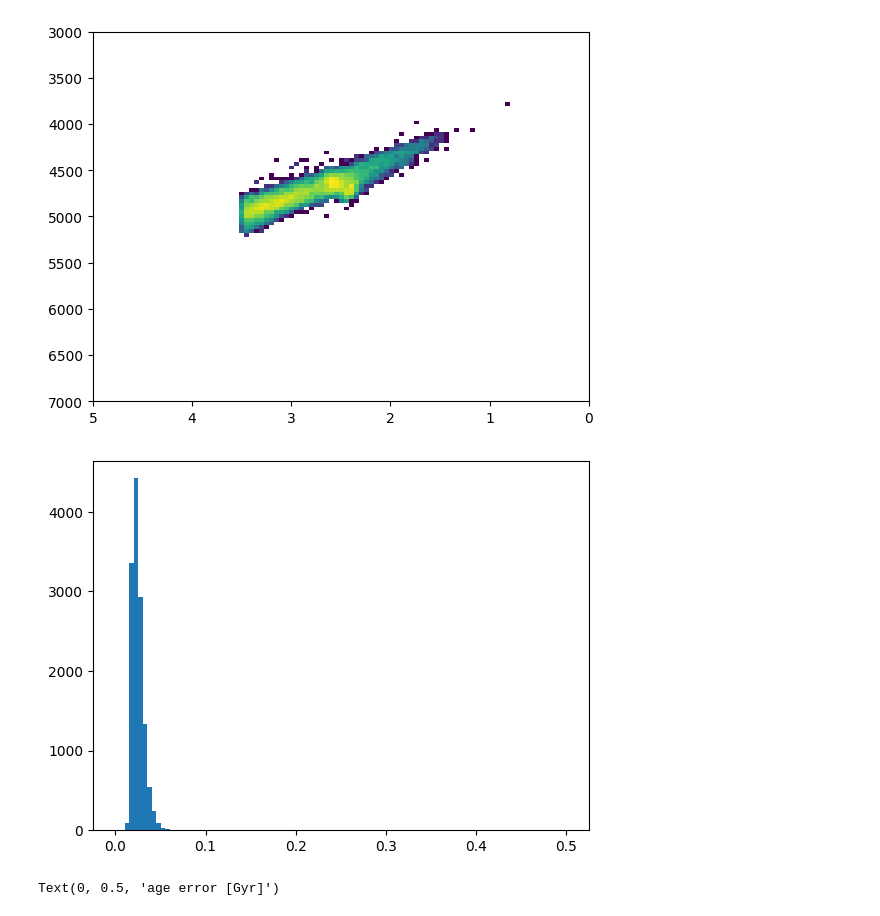
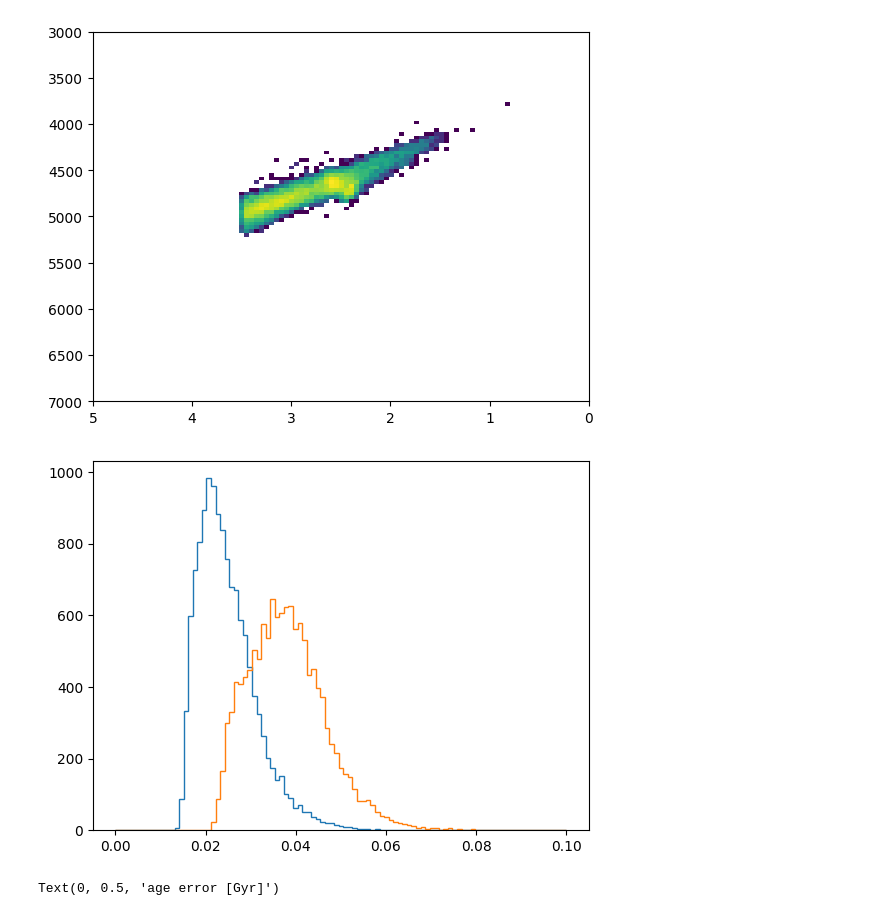
Before and after one commit to gusbeane/GSEgas, a Jupyter notebook: note/APOGEE.ipynb, the cells around one changed output. Drawn from its saved outputs; the diff is of its cells as text; code cells hidden in the pictures.

```diff
--- a/note/APOGEE.ipynb
+++ b/note/APOGEE.ipynb
@@ -43,6 +45,8 @@ logMgH = hdul[1].data.MG_H
 logMgFe = logMgH - logFeH
 
 e_logFeH = hdul[1].data.FE_H_ERR
+e_logMgH = hdul[1].data.MG_H_ERR
+e_logMgFe = np.sqrt(e_logFeH**2 + e_logMgH**2)
 
 FeH = 10.**logFeH
 MgH = 10.**logMgH
@@ -88,9 +92,10 @@ plt.gca().invert_xaxis()
 # %% [output]
 [figure]
 # %%
-plt.hist(e_logFeH[in_SN], bins=np.linspace(0, 0.5, 100));
+plt.hist(e_logFeH[in_SN], bins=np.linspace(0, 0.1, 100), histtype='step');
+plt.hist(e_logMgFe[in_SN], bins=np.linspace(0, 0.1, 100), histtype='step');
 # %% [output]
-[figure, old version]
+[figure, new version]
 # %%
 # plt.hist(age_err[in_SN]/age[in_SN], bins=np.linspace(0, 1, 100));
 
```
Also changed, not shown: parts of 7 cells of this notebook, 44 other files.
